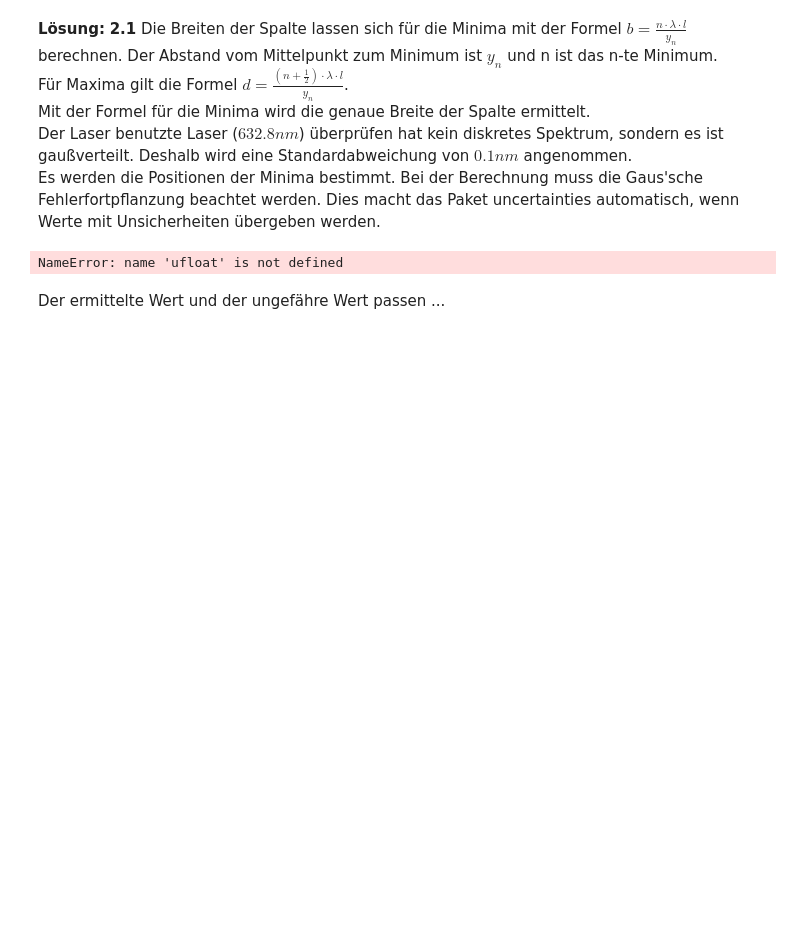
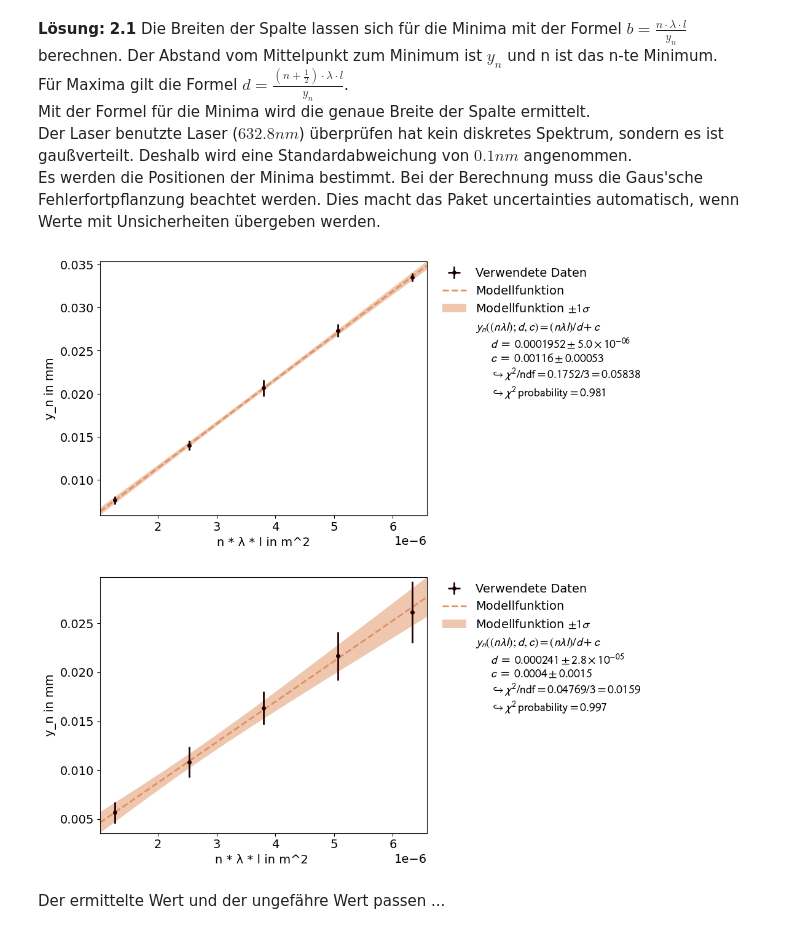
Before and after one commit to thexwon/Praktikum2KlassPhysKIT, a Jupyter notebook: Laser-Optik_Teil_A/Laser-Optik_Teil_A.ipynb, the cells around one changed output. Cells and saved outputs as stored; diff of their text form; code cells hidden in the pictures; blank space fills up the shorter version.

```diff
--- a/Laser-Optik_Teil_A/Laser-Optik_Teil_A.ipynb
+++ b/Laser-Optik_Teil_A/Laser-Optik_Teil_A.ipynb
@@ -224,44 +224,90 @@ Es werden die Positionen der Minima bestimmt. Bei der Berechnung muss die Gaus's
 abstand = ufloat(2,0.01) # 2m abstand zwischen spalt und schirm
 
 lamda=ufloat(632.8,0.1)*10**(-9)
-l=ufloat(1,0.01)
+l=ufloat(2,0.01)
 n=np.array([1,2,3,4,5])
-
 
 
 re1_1=np.array([7,13,19,26,33])*10**(-3)
 re1_1_2=np.array([8,14,21,28,34])*10**(-3)
 re1_2=np.array([8,15,21,27,33])*10**(-3)
 re1_2_2=np.array([7,14,22,28,34])*10**(-3)
 re1_3=np.array([8,14,21,28,34])*10**(-3)
 re1_3_2=np.array([8,14,20,27,33])*10**(-3)
 re1 = np.zeros(len(re1_1))
 ab1 = np.zeros(len(re1_1))
 for i in range(len(re1_1)):
-               re=re1_1[i],re1_2[i],re1_3[i]
+               re=re1_1[i],re1_2[i],re1_3[i],re1_1_2[i],re1_2_2[i],re1_3_2[i]
                re1[i]=np.mean(re)
                ab1[i]=np.std(re)
 y1=unumpy.uarray(re1,ab1)
-d1=(n*lamda*l)/y1
+
+x1=n*lamda*l
+y_error = unumpy.std_devs(y1)
+x_error = unumpy.std_devs(x1)
+xy_data = XYContainer(unumpy.nominal_values(x1),unumpy.nominal_values(y1))
+def linear(x,a=0.0005,b=0):
+    return x/a+b
+line_fit=Fit(data=xy_data,model_function=linear)
+line_fit.add_error(axis='x', err_val=x_error,relative=False)  # add the x-error to the fit
+line_fit.add_error(axis='y', err_val=y_error,relative=False)
+
+line_fit.do_fit()
+line_fit.assign_parameter_latex_names(x='(n λ l)', a='d',b='c')
+line_fit.assign_model_function_latex_name('y_n')
+line_fit.assign_model_function_latex_expression(' {x} / {a} + {b}')
+
+line_fit.data_container.label = "Verwendete Daten"
+line_fit.model_label = "Modellfunktion"
+
+line_fit.data_container.axis_labels = ['n * λ * l in m^2',"y_n in mm"]
+plot = Plot(fit_objects= line_fit)
+
+plot.plot()
+plt.show()
+
+
 re2 = np.zeros(len(re1_1))
 ab2 = np.zeros(len(re1_1))
 
 re2_1=np.array([5,11,16,21,25])*10**(-3)
 re2_2=np.array([5,10,16,20,24,29])*10**(-3)
 re2_3=np.array([5,9,15,20,24])*10**(-3)
 re2_1_2=np.array([6,11,16,22,26])*10**(-3)
 re2_2_2=np.array([5,10,15,20,25])*10**(-3)
 re2_3_2=np.array([5,11,15,19,25])*10**(-3)
 for i in range(len(re2_1)):
-               ree=re2_1[i],re2_2[i],re2_3[i]
+               ree=re2_1[i],re2_2[i],re2_3[i],re2_1_2[i],re2_2_2[i],re1_3_2[i]
                re2[i]=np.mean(ree)
                ab2[i]=np.std(ree)
 y2=unumpy.uarray(re2,ab2)
-d2=(n*lamda*l)/y2
-print('Für den Spalt mit ungefähr 0.02mm ergibt sich eine genaue Spaltbreite von',np.round(unumpy.nominal_values(np.mean(d1)),6),'+/-',np.round(unumpy.std_devs(np.mean(d1)),6),'m.')
-print('Für den Spalt mit ungefähr 0.03mm ergibt sich eine genaue Spaltbreite von',np.round(unumpy.nominal_values(np.mean(d2)),6),'+/-',np.round(unumpy.std_devs(np.mean(d2)),6),'m.')
+
+x2=n*lamda*l
+x_error = unumpy.std_devs(x2)
+y_error = unumpy.std_devs(y2)
+xy_data = XYContainer(unumpy.nominal_values(x2),unumpy.nominal_values(y2))
+def linear(x,a=0.0005,b=0):
+    return x/a+b
+line_fit=Fit(data=xy_data,model_function=linear)
+line_fit.add_error(axis='x', err_val=x_error,relative=False)  # add the x-error to the fit
+line_fit.add_error(axis='y', err_val=y_error,relative=False)
+
+line_fit.do_fit()
+line_fit.assign_parameter_latex_names(x='(n λ l)', a='d',b='c')
+line_fit.assign_model_function_latex_name('y_n')
+line_fit.assign_model_function_latex_expression(' {x} / {a} + {b}')
+
+line_fit.data_container.label = "Verwendete Daten"
+line_fit.model_label = "Modellfunktion"
+
+line_fit.data_container.axis_labels = ['n * λ * l in m^2 ',"y_n in mm"]
+plot = Plot(fit_objects= line_fit)
+
+plot.plot()
+plt.show()
 # %% [output]
-NameError: name 'ufloat' is not defined
+[figure, added]
+[figure, added]
 # %% [markdown]
 Der ermittelte Wert und der ungefähre Wert passen ...
 # %% [markdown]
```
